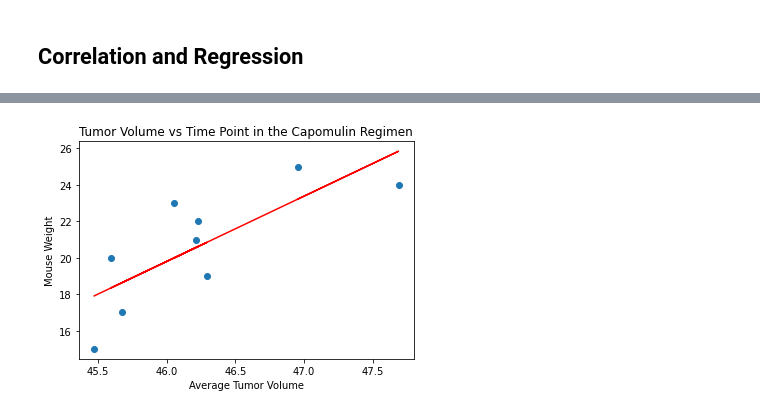
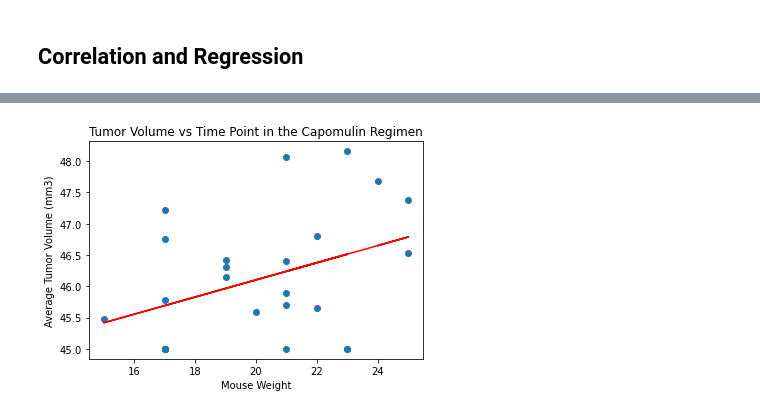
Before and after one commit to usa4148/the-power-of-plots, a Jupyter notebook: pymaceuticals_starter.ipynb, the cells around one changed output, grey strips where cells are left out. Drawn from its saved outputs; the diff is of its cells as text; code cells hidden in the pictures.

Commit message:
Correlation and Regression fixes

```diff
--- a/pymaceuticals_starter.ipynb
+++ b/pymaceuticals_starter.ipynb
@@ -418,3 +375,9 @@ cap_plot #.plot.scatter()
+# %%
+capstuf = tvlt_df.loc[tvlt_df['drug_regimen'] == 'Capomulin']
+#zzz.groupby("weight")
+x_axis = capstuf[['weight']]
+y_axis = capstuf[['tumor_volume']]
+#y_axis
 # %% [markdown]
 ## Correlation and Regression
 # %%
@@ -428,7 +392,7 @@ cap_plot.plot.scatter(['tumor_volume'],['weight'],xlabel='Average Tumor Volume',
 # %%
 # Perform a linear regression on temperature vs. latitude
-x_values = cap_plot['tumor_volume']
-y_values = cap_plot['weight']
+x_values = capstuf['weight']
+y_values = capstuf['tumor_volume']
 
 (slope, intercept, rvalue, pvalue, stderr) = st.linregress(x_values, y_values)
 
@@ -439,22 +403,14 @@ y = 3.59x +-145.28
 # %%
 # Get regression values
 regress_values = x_values * slope + intercept
-#print(regress_values)
-# Create Plot
 plt.scatter(x_values,y_values,)
 plt.plot(x_values,regress_values,"r-")
 
 # Label plot and annotate the line equation
-#xlabel='Average Tumor Volume',ylabel='Mouse Weight',title="Tumor Volume vs Time Point in the Capomulin Regimen"
-plt.xlabel('Average Tumor Volume')
-plt.ylabel('Mouse Weight')
+plt.xlabel('Mouse Weight')
+plt.ylabel('Average Tumor Volume (mm3)')
 plt.title('Tumor Volume vs Time Point in the Capomulin Regimen')
-#plt.annotate(line_eq,(20,15),fontsize=15,color="red")
 
-# Print r value
-#print(f"The r-value is: {rvalue**2}")
-#plt.figure(figsize=(12,8))
-# Show plot
 plt.show()
 # %% [output]
-[figure, old version]
+[figure, new version]
```
Also changed, not shown: parts of 8 cells of this notebook.
